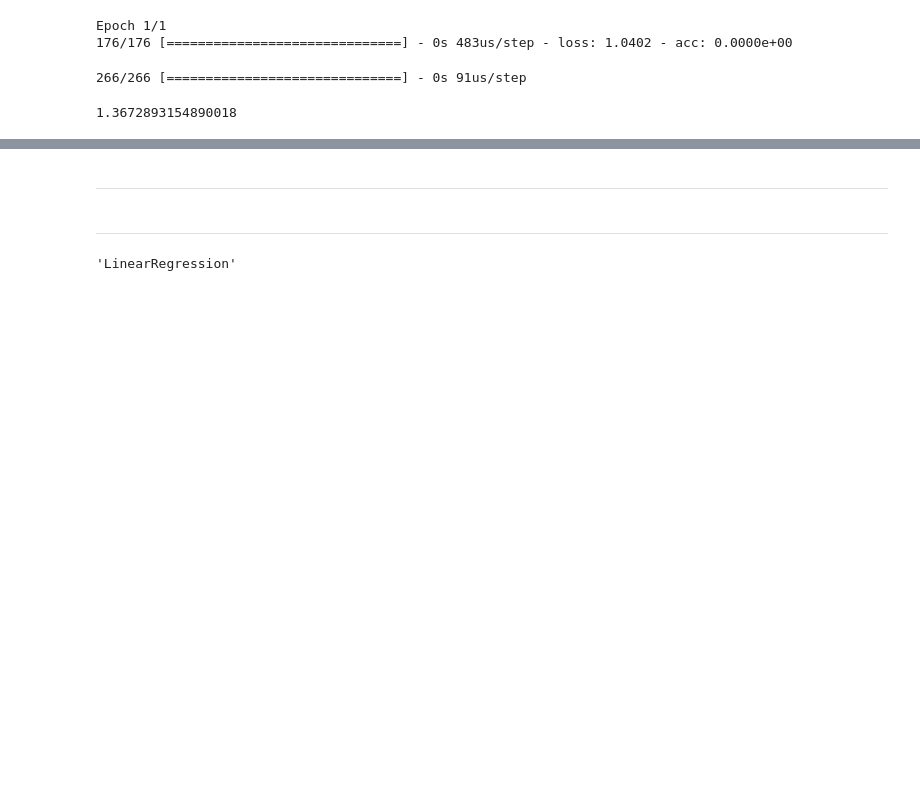
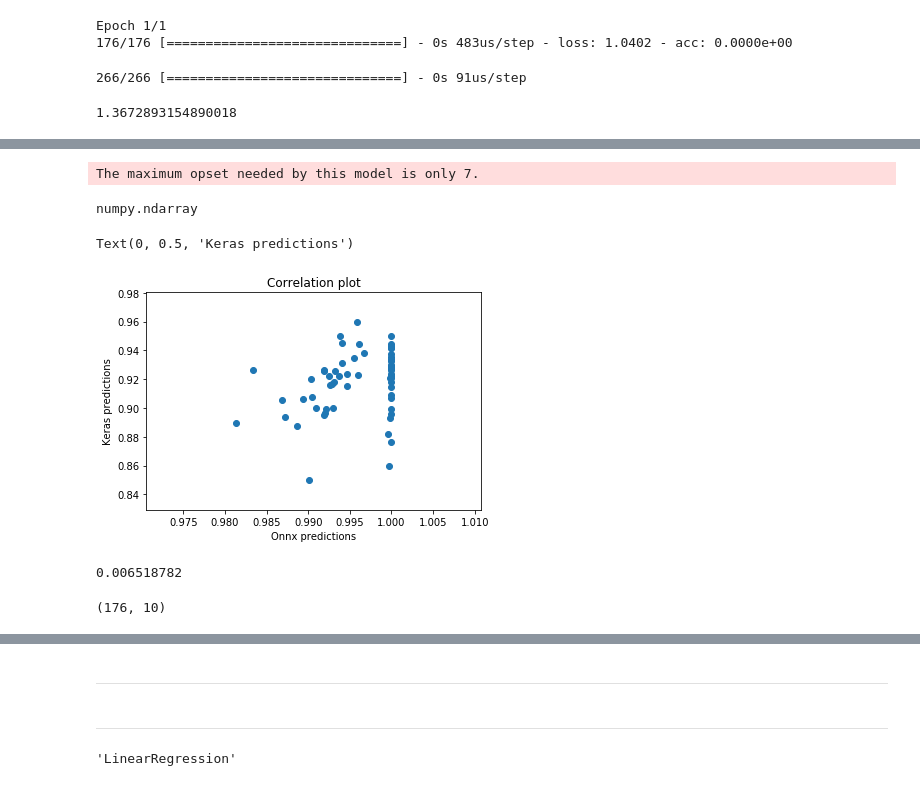
Before and after one commit to mlsquare/cook-imly, a Jupyter notebook: imly/experiment.ipynb, the cells around one changed output, grey strips where cells are left out. Cells and saved outputs as stored; diff of their text form; code cells hidden in the pictures; blank space fills up the shorter version.

```diff
--- a/imly/experiment.ipynb
+++ b/imly/experiment.ipynb
@@ -244,10 +244,10 @@ data = data.loc[data[4] != 2]
 X = data.iloc[:,:-1]
 Y = data.iloc[:,-1]
 
-params = {
-    'epochs': 170
-}
+# params = {
+#     'epochs': 170
+# }
 
-automation_script.run_imly(dataset_info, 'logistic_regression', X, Y, 0.60, params=params)
+automation_script.run_imly(dataset_info, 'logistic_regression', X, Y, 0.60)
 # %% [output]
 Using TensorFlow backend.
@@ -2297,0 +2344,7 @@ m.score(x_test, y_test)
+# %%
+from imly import dope
+from sklearn.linear_model import LogisticRegression
+model = LogisticRegression()
+m = dope(model)
+m.fit(x_train, y_train)
+# m.save()
@@ -2297,0 +2361,2 @@ m.score(x_test, y_test)
+# %%
+keras_pred = m.model.predict(x_test)
@@ -2297,0 +2365,8 @@ m.score(x_test, y_test)
+# %%
+import onnx
+
+onnx_model = m.save()
+
+onnx.save(onnx_model, 'deploy_test_onnx')
+# %% [output]
+The maximum opset needed by this model is only 7.
@@ -2297,0 +2375,4 @@ m.score(x_test, y_test)
+# %%
+type(x_train.values)
+# %% [output]
+numpy.ndarray
@@ -2297,0 +2381,28 @@ m.score(x_test, y_test)
+# %%
+import onnxruntime as rt
+
+sess = rt.InferenceSession('deploy_test_onnx')
+
+input_name = sess.get_inputs()[0].name
+res = sess.run(None, {input_name: x_test.values.astype(np.float32)})
+prob = res[0]
+# %%
+# Plot concordance btw onnx and keras
+import matplotlib.pyplot as plt
+fig = plt.figure()
+plt.scatter(prob, keras_pred)
+plt.title('Correlation plot')
+plt.xlabel('Onnx predictions')
+plt.ylabel('Keras predictions')
+# %% [output]
+Text(0, 0.5, 'Keras predictions')
+[figure, added]
+# %%
+# Loss calculation btw onnx and keras
+from sklearn.metrics import mean_squared_error
+from sklearn.metrics import accuracy_score
+
+mse = mean_squared_error(prob, keras_pred)
+mse
+# %% [output]
+0.006518782
@@ -2297,0 +2430,4 @@ m.score(x_test, y_test)
+# %%
+x_train.shape
+# %% [output]
+(176, 10)
```
Also changed, not shown: parts of 17 cells of this notebook, 9 other files.
